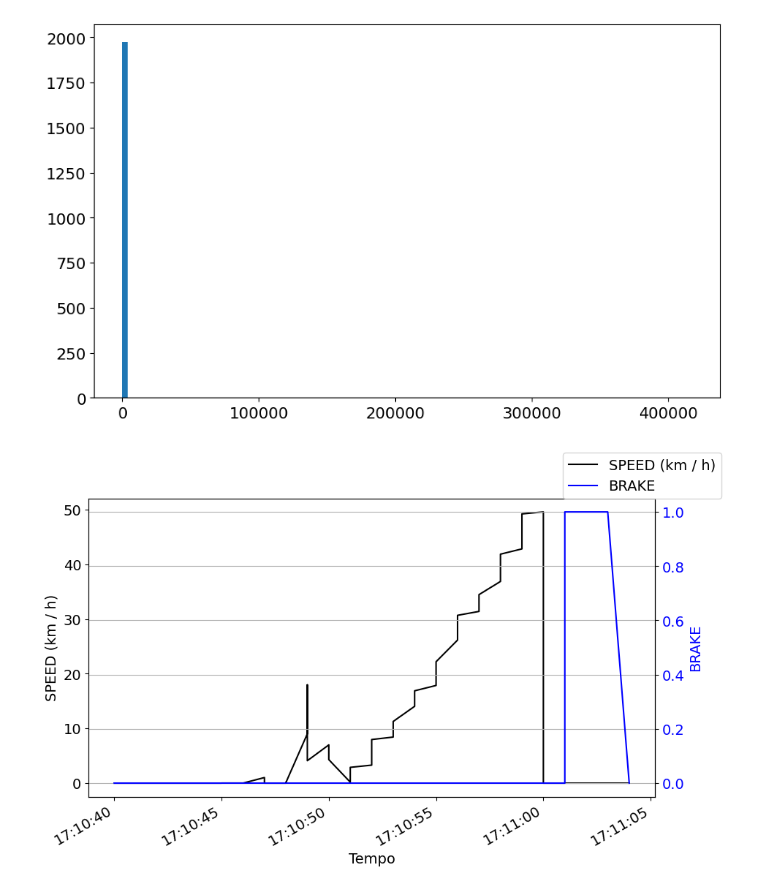
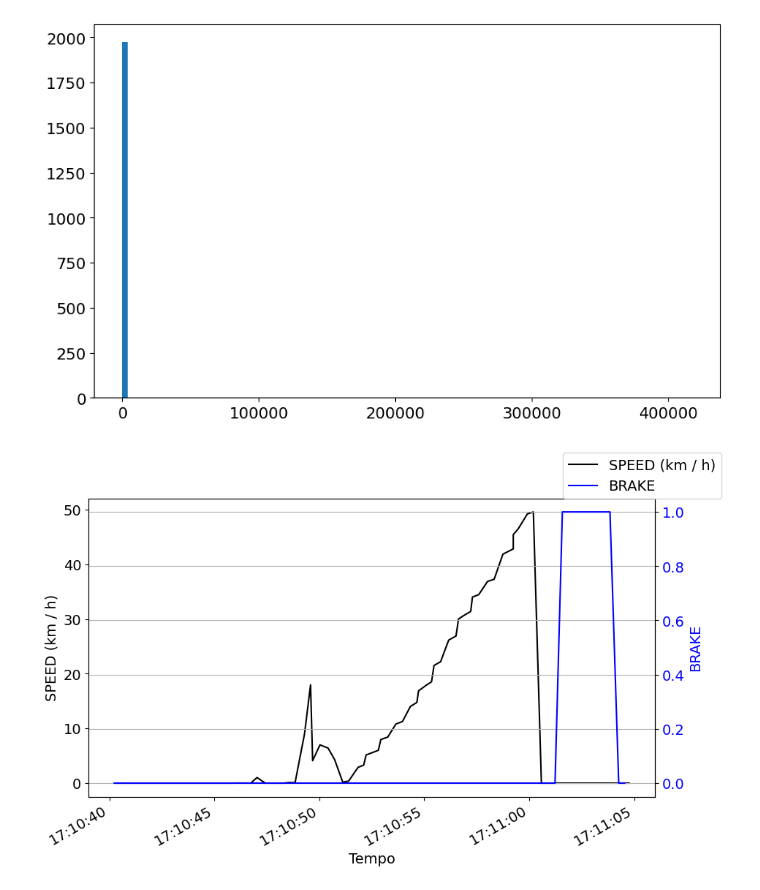
Before and after one commit to Tesla-UFMG/Data-Analysis, a Jupyter notebook: odonto_081225.ipynb, the cells around one changed output. Drawn from its saved outputs; the diff is of its cells as text; code cells hidden in the pictures.

```diff
--- a/odonto_081225.ipynb
+++ b/odonto_081225.ipynb
@@ -218,39 +242,39 @@ range_brake = get_range_by_time(
     END_DATE
 )
 
-timestamp_velocity = left_motor_tractive['date'][range_velocity] // 1000
-timestamp_brake = driver_inputs['date'][range_brake] // 1000
+timestamp_velocity = left_motor_tractive['date'][range_velocity] / 1000
+timestamp_brake = driver_inputs['date'][range_brake] / 1000
 
 # remove ruidos
 car_velocity[abs(car_velocity) > 50] = 0
 brake[abs(brake) > 5] = 0
 
 # Convert Unix timestamps to datetime objects
 dates_velocity = [datetime.fromtimestamp(ts) for ts in timestamp_velocity]
 dates_brake = [datetime.fromtimestamp(ts) for ts in timestamp_brake]
 
 # Create the plot
 fig, ax1 = plt.subplots()
 ax1.plot(dates_velocity, car_velocity[range_velocity], color="black", label="SPEED (km / h)")
 ax1.set_xlabel('Tempo')
 ax1.set_ylabel('SPEED (km / h)', color='black')
 
 # Create a second y-axis sharing the same x-axis
 ax2 = ax1.twinx()
 
 ax2.plot(dates_brake, brake[range_brake], color="blue", label="BRAKE")
 ax2.set_ylabel('BRAKE', color='blue')
 ax2.tick_params(axis='y', labelcolor='blue')
 
-date_format = mdates.DateFormatter('%H:%M:%S')
+date_format = mdates.DateFormatter("%H:%M:%S")
 ax1.xaxis.set_major_formatter(date_format)
 
 # Optional: Rotate x-axis labels for better readability if they overlap
 fig.autofmt_xdate()
 
 # Optional: align legends
 fig.legend(loc='upper right')
 plt.grid(True)
 plt.show()
 # %% [output]
-[figure, old version]
+[figure, new version]
```
Also changed, not shown: parts of 4 cells of this notebook.
